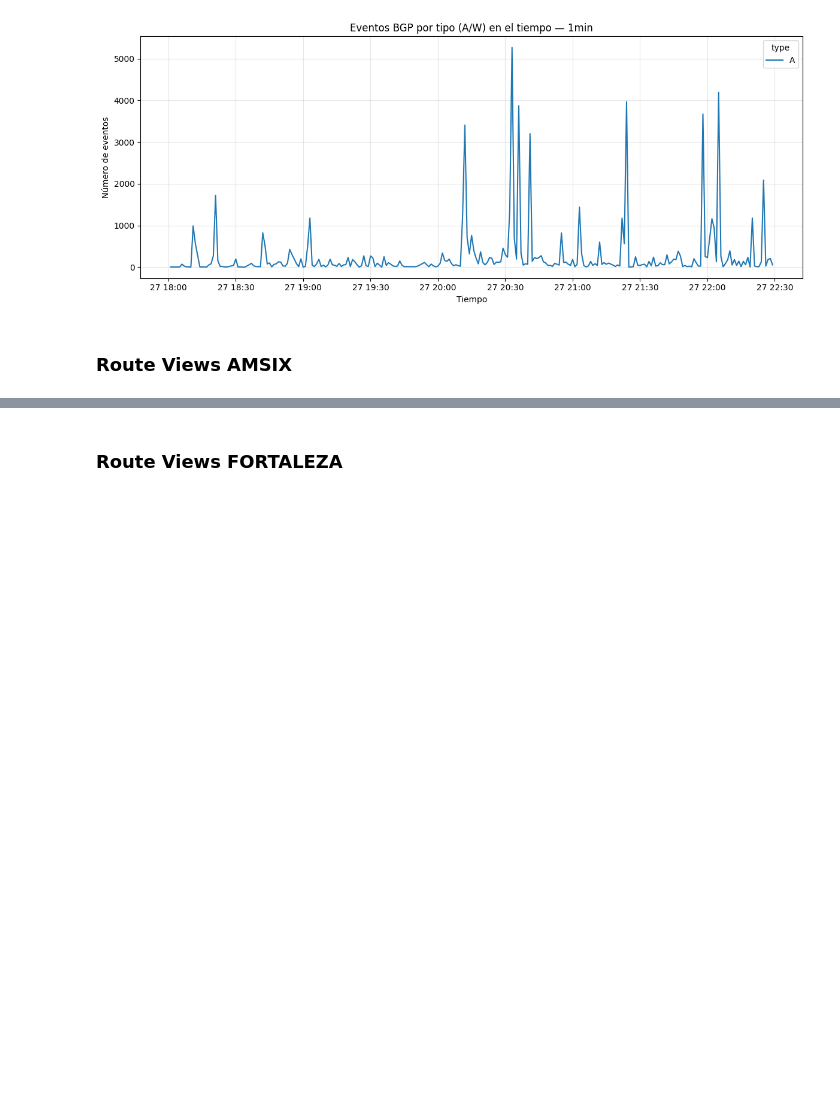
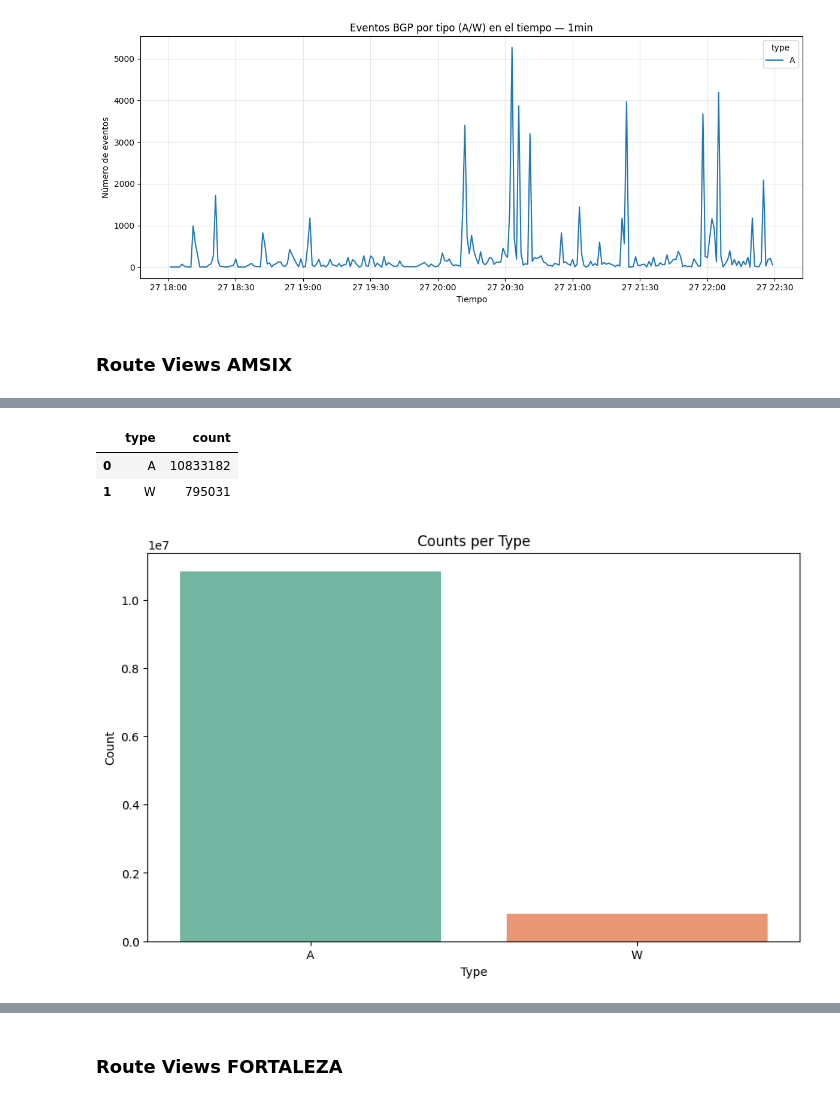
Before and after one commit to Proyecto-Integragor-Equipo-52/BGP-Hijacking-detection, a Jupyter notebook: notebooks/EDA_Chris.ipynb, the cells around one changed output, grey strips where cells are left out. Cells and saved outputs as stored; diff of their text form; code cells hidden in the pictures; blank space fills up the shorter version.

```diff
--- a/notebooks/EDA_Chris.ipynb
+++ b/notebooks/EDA_Chris.ipynb
@@ -326,21 +349,7 @@ plot_updates_by_type(df_eqix_as_267613, grain='1min')
 # %%
 collector = "route-views.amsix"
 
-df_eqix = pd.read_parquet(f'/home/chris/projects/BGP Hijacking detection/data/raw/cloudflare_june_27_2024_{collector}.parquet',
+df_amsix = pd.read_parquet(f'/home/chris/projects/BGP Hijacking detection/data/raw/cloudflare_june_27_2024_{collector}.parquet',
                              engine='pyarrow')
 
-df_eqix.head(10)
-
-df_eqix.info()
-
-null_stats = pd.DataFrame({
-    'nulos': df_eqix.isna().sum(),
-    'no_nulos': df_eqix.notna().sum(),
-    'pct_nulos': (df_eqix.isna().sum() / len(df_eqix) * 100).round(2)
-})
-print(null_stats)
-
-df_eqix[df_eqix['prefix'] == '1.1.1.1/32' ]
-
-df_eqix_as_267613 = df_eqix[df_eqix['as_path'].str.contains('267613', na=False)]
-df_eqix_as_267613.head(20)
+df_amsix.head(10)
@@ -346,0 +411,3 @@ df_eqix_as_267613.head(20)
+# %%
+df_amsix = add_as_path_length(df_amsix, new_column_order)
+df_amsix.head(5)
@@ -346,0 +446,7 @@ df_eqix_as_267613.head(20)
+# %%
+plot_counts_per_type(df_amsix)
+# %% [output]
+|  | type | count |
+| 0 | A | 10833182 |
+| 1 | W | 795031 |
+[figure, added]
```
Also changed, not shown: parts of 53 cells of this notebook.
